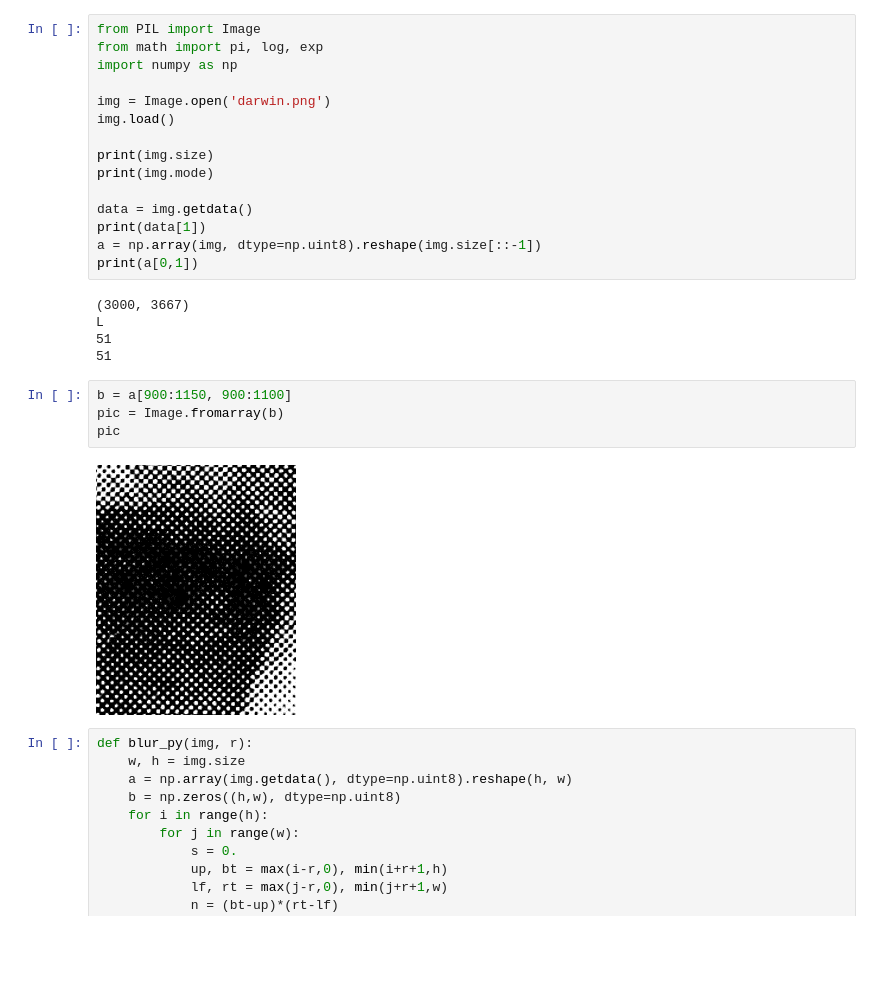
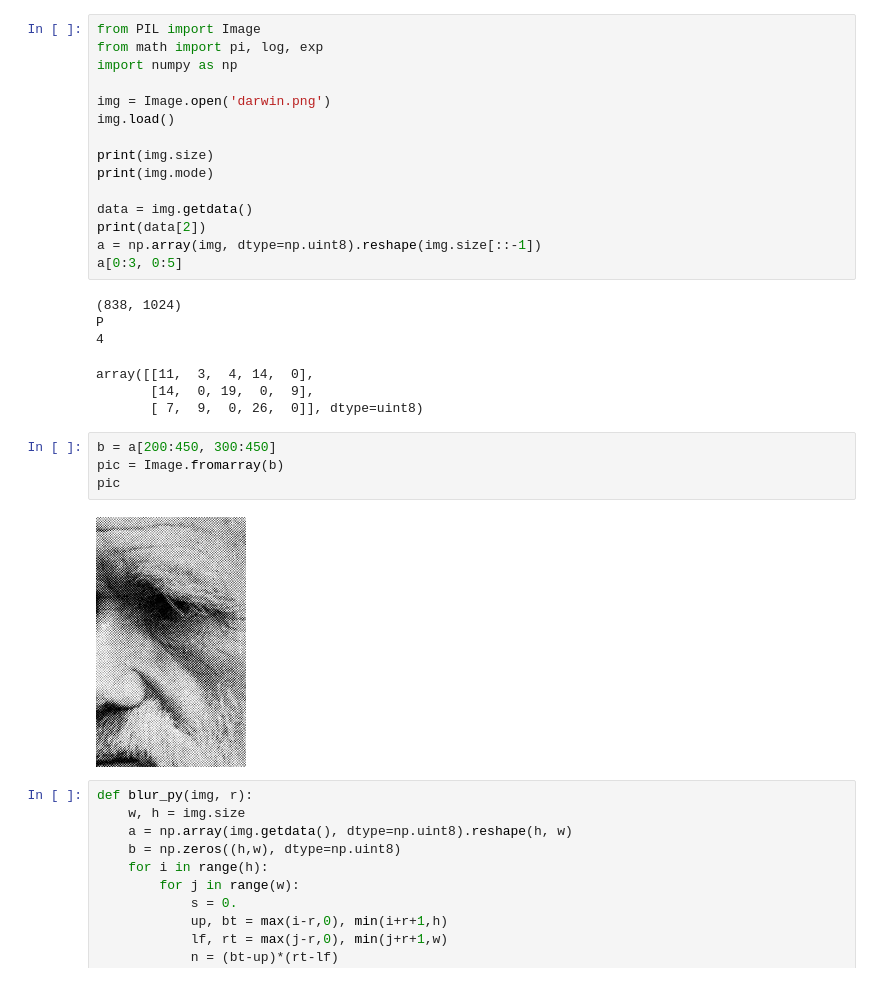
Before and after one commit to mivt18/02blur, a Jupyter notebook: 02blur.ipynb, the cells around one changed output. Cells and saved outputs as stored; diff of their text form; blank space fills up the shorter version.

```diff
--- a/02blur.ipynb
+++ b/02blur.ipynb
@@ -10,20 +10,22 @@ print(img.size)
 print(img.mode)
 
 data = img.getdata()
-print(data[1])
+print(data[2])
 a = np.array(img, dtype=np.uint8).reshape(img.size[::-1])
-print(a[0,1])
+a[0:3, 0:5]
 # %% [output]
-(3000, 3667)
-L
-51
-51
+(838, 1024)
+P
+4
+array([[11,  3,  4, 14,  0],
+       [14,  0, 19,  0,  9],
+       [ 7,  9,  0, 26,  0]], dtype=uint8)
 # %%
-b = a[900:1150, 900:1100]
+b = a[200:450, 300:450]
 pic = Image.fromarray(b)
 pic
 # %% [output]
-[figure, old version]
+[figure, new version]
 # %%
 def blur_py(img, r):
     w, h = img.size
```
Also changed, not shown: parts of 4 cells of this notebook.
